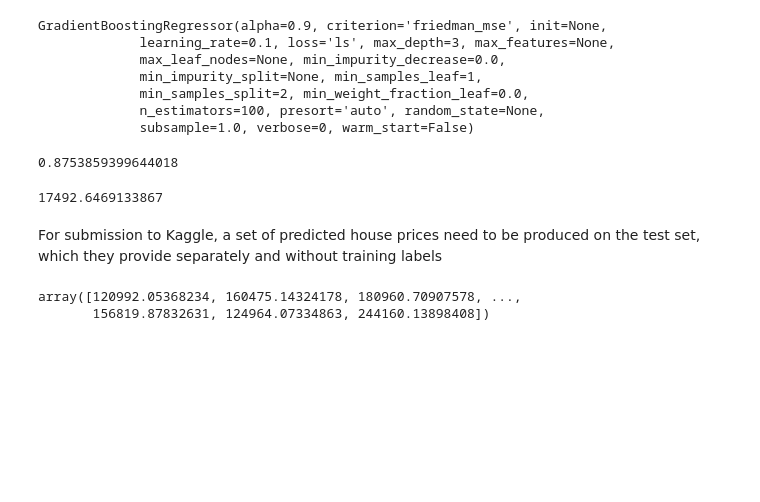
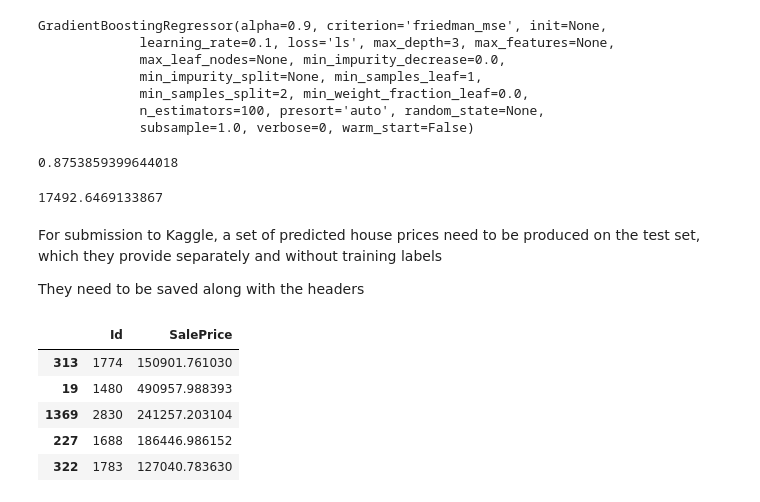
Before and after one commit to ClearScore/diver, a Jupyter notebook: example-notebooks/house-price-demo.ipynb, the cells around one changed output. Cells and saved outputs as stored; diff of their text form; code cells hidden in the pictures; blank space fills up the shorter version.

Commit message:
complete house price demo

```diff
--- a/example-notebooks/house-price-demo.ipynb
+++ b/example-notebooks/house-price-demo.ipynb
@@ -979,10 +979,7 @@ mean_absolute_error(y_val, y_pred)
 17492.6469133867
 # %% [markdown]
 For submission to Kaggle, a set of predicted house prices need to be produced on the test set, which they provide separately and without training labels
+
+They need to be saved along with the headers
 # %%
 predictions = clf.predict(df_test_enc)
-# %%
-predictions
-# %% [output]
-array([120992.05368234, 160475.14324178, 180960.70907578, ...,
-       156819.87832631, 124964.07334863, 244160.13898408])
@@ -990,0 +986,13 @@ np.savetxt('test_predictions.csv', predictions, delimiter=',')
+# %%
+# Convert to Kaggle submission format
+df_submission = pd.DataFrame(df_test.Id)
+df_submission['SalePrice'] = predictions
+# %%
+df_submission.sample(5)
+# %% [output]
+|  | Id | SalePrice |
+| 313 | 1774 | 150901.761030 |
+| 19 | 1480 | 490957.988393 |
+| 1369 | 2830 | 241257.203104 |
+| 227 | 1688 | 186446.986152 |
+| 322 | 1783 | 127040.783630 |
```
Also changed, not shown: parts of 3 cells of this notebook.
